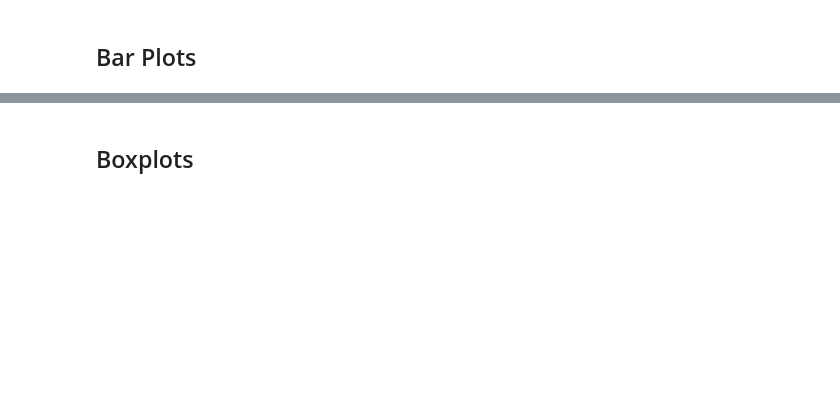
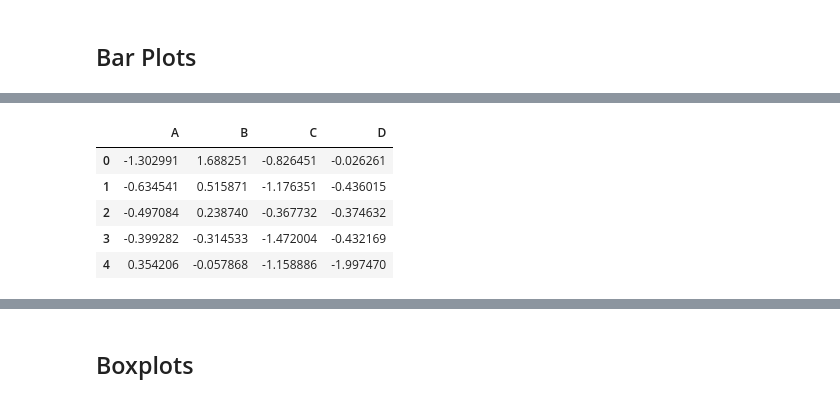
Before and after one commit to eventhorizn/python-data-sci-ml-bootcamp, a Jupyter notebook: 07-Plotly-and-Cufflinks/01-Plotly and Cufflinks.ipynb, the cells around one changed output, grey strips where cells are left out. Saved outputs shown, nothing was run; the diff lists cells and outputs as text; code cells hidden in the pictures; blank space fills up the shorter version.

```diff
--- a/07-Plotly-and-Cufflinks/01-Plotly and Cufflinks.ipynb
+++ b/07-Plotly-and-Cufflinks/01-Plotly and Cufflinks.ipynb
@@ -71,3 +87,12 @@ df.iplot(kind='scatter', x='A', y='B', mode='markers', size= 10)
 df2.iplot(kind='bar', x='Category', y='Values')
 # %% [output]
 [interactive output not drawn]
+# %%
+df.head()
+# %% [output]
+|  | A | B | C | D |
+| 0 | -1.302991 | 1.688251 | -0.826451 | -0.026261 |
+| 1 | -0.634541 | 0.515871 | -1.176351 | -0.436015 |
+| 2 | -0.497084 | 0.238740 | -0.367732 | -0.374632 |
+| 3 | -0.399282 | -0.314533 | -1.472004 | -0.432169 |
+| 4 | 0.354206 | -0.057868 | -1.158886 | -1.997470 |
```
Also changed, not shown: parts of 11 cells of this notebook.
